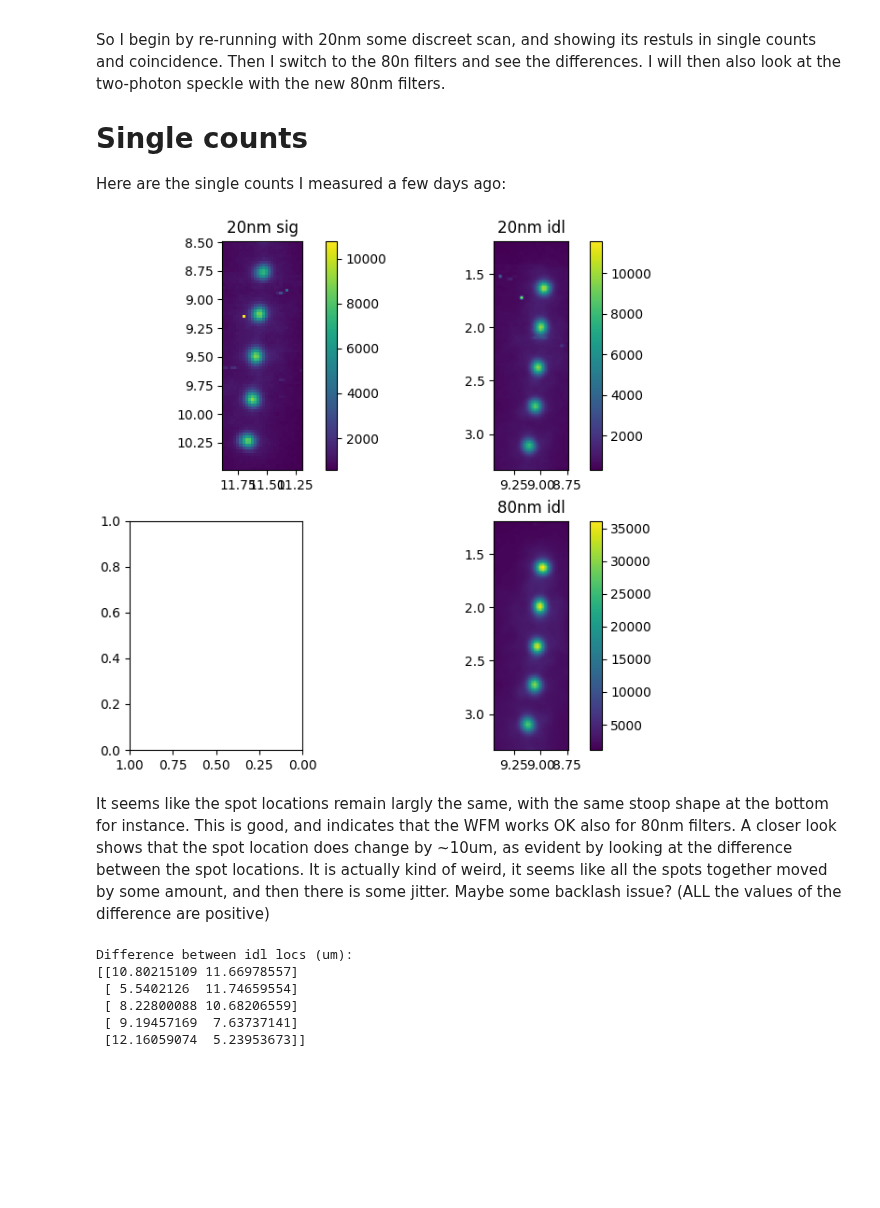
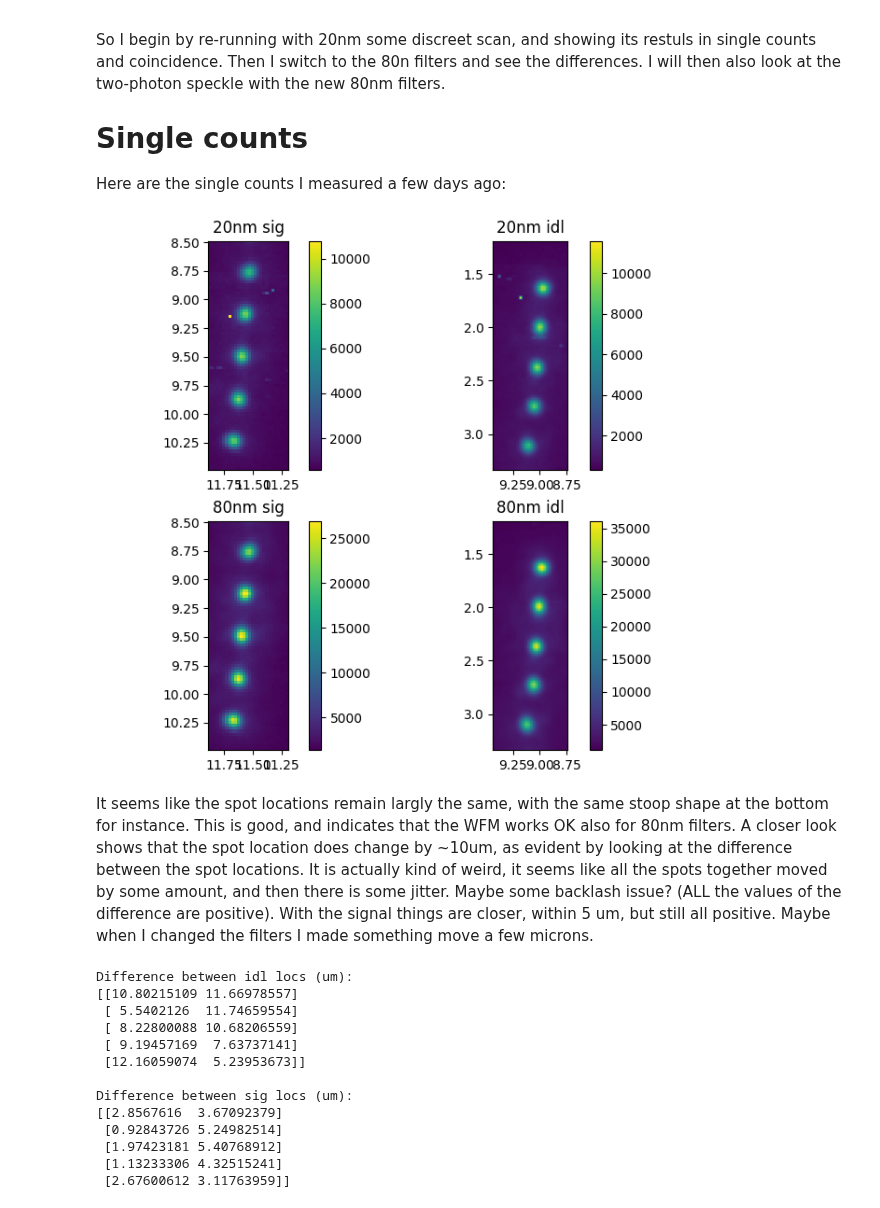
Before and after one commit to rubiaek/pianoq, a Jupyter notebook: pianoq/writeups/03_writeup_filters_80nm.ipynb, the cells around one changed output. Cells and saved outputs as stored; diff of their text form; code cells hidden in the pictures; blank space fills up the shorter version.

```diff
--- a/pianoq/writeups/03_writeup_filters_80nm.ipynb
+++ b/pianoq/writeups/03_writeup_filters_80nm.ipynb
@@ -28,36 +29,38 @@ Here are the single counts I measured a few days ago:
 # %%
 s20_sig_path = glob.glob(rf'{dir_path}\*signal*filter_20nm*.scan')[0]
 s20_idl_path = glob.glob(rf'{dir_path}\*idler*filter_20nm*.scan')[0]
 s20_sig = ScanResult(path=s20_sig_path)
 s20_idl = ScanResult(path=s20_idl_path)
 
 
-# s80_sig_path = glob.glob(rf'{dir_path}\*signal*filter_80nm*.scan')[0]
+s80_sig_path = glob.glob(rf'{dir_path}\*signal*filter_80nm*.scan')[0]
 s80_idl_path = glob.glob(rf'{dir_path}\*idler*filter_80nm*.scan')[0]
-# s80_sig = ScanResult(path=s80_sig_path)
+s80_sig = ScanResult(path=s80_sig_path)
 s80_idl = ScanResult(path=s80_idl_path)
 
 fig, axes = plt.subplots(2, 2, constrained_layout=True, figsize=(6, 6))
 my_mesh(s20_sig.X, s20_sig.Y, s20_sig.single2s, axes[0, 0], title='20nm sig')
 my_mesh(s20_idl.X, s20_idl.Y, s20_idl.single1s, axes[0, 1], title='20nm idl')
 
-# my_mesh(s80_sig.X, s80_sig.Y, s80_sig.single2s, axes[1, 0], title='80nm sig')
+my_mesh(s80_sig.X, s80_sig.Y, s80_sig.single2s, axes[1, 0], title='80nm sig')
 my_mesh(s80_idl.X, s80_idl.Y, s80_idl.single1s, axes[1, 1], title='80nm idl')
 
 axes[0, 0].invert_xaxis()
 axes[0, 1].invert_xaxis()
 axes[1, 0].invert_xaxis()
 axes[1, 1].invert_xaxis()
 # %% [output]
-[figure, old version]
+[figure, new version]
 # %% [markdown]
-It seems like the spot locations remain largly the same, with the same stoop shape at the bottom for instance. This is good, and indicates that the WFM works OK also for 80nm filters. A closer look shows that the spot location does change by ~10um, as evident by looking at the difference between the spot locations. It is actually kind of weird, it seems like all the spots together moved by some amount, and then there is some jitter. Maybe some backlash issue? (ALL the values of the difference are positive)
+It seems like the spot locations remain largly the same, with the same stoop shape at the bottom for instance. This is good, and indicates that the WFM works OK also for 80nm filters. A closer look shows that the spot location does change by ~10um, as evident by looking at the difference between the spot locations. It is actually kind of weird, it seems like all the spots together moved by some amount, and then there is some jitter. Maybe some backlash issue? (ALL the values of the difference are positive). With the signal things are closer, within 5 um, but still all positive. Maybe when I changed the filters I made something move a few microns.
 # %%
 locs_20_idl = detect_gaussian_spots_subpixel(s20_idl.single1s, s20_idl.X, s20_idl.Y)
 locs_80_idl = detect_gaussian_spots_subpixel(s80_idl.single1s, s80_idl.X, s80_idl.Y)
-# print(locs_20_idl)
-# print(locs_80_idl)
 print(f'Difference between idl locs (um):\n{(locs_80_idl - locs_20_idl) * 1e3}')
+print()
+locs_20_sig = detect_gaussian_spots_subpixel(s20_sig.single2s, s20_sig.X, s20_sig.Y)
+locs_80_sig = detect_gaussian_spots_subpixel(s80_sig.single2s, s80_sig.X, s80_sig.Y)
+print(f'Difference between sig locs (um):\n{(locs_80_sig - locs_20_sig) * 1e3}')
 # %% [output]
 Difference between idl locs (um):
 [[10.80215109 11.66978557]
@@ -65,6 +68,13 @@ Difference between idl locs (um):
  [ 8.22800088 10.68206559]
  [ 9.19457169  7.63737141]
  [12.16059074  5.23953673]]
+
+Difference between sig locs (um):
+[[2.8567616  3.67092379]
+ [0.92843726 5.24982514]
+ [1.97423181 5.40768912]
+ [1.13233306 4.32515241]
+ [2.67600612 3.11763959]]
 # %% [markdown]
 # Correlations
 
```
Also changed, not shown: parts of 10 cells of this notebook.
